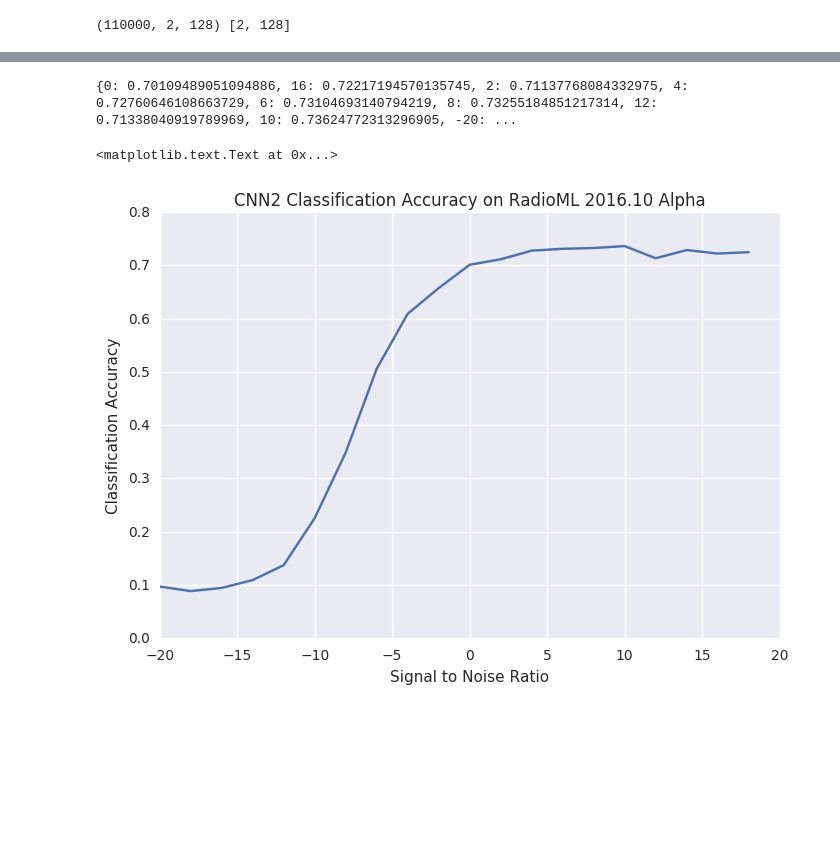
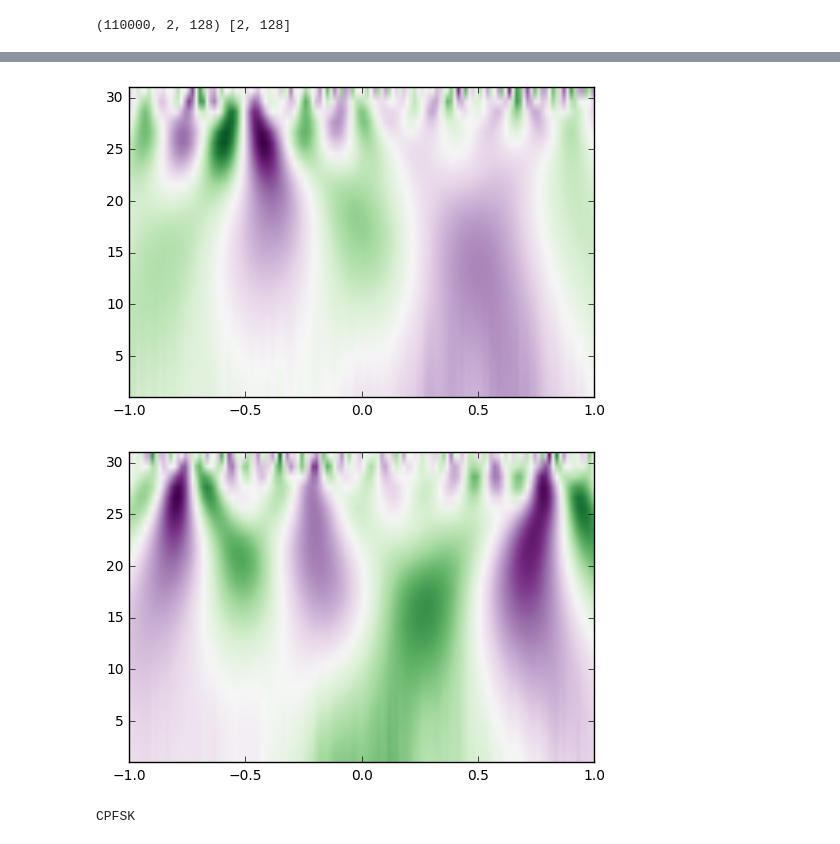
Before and after one commit to SYSU-Jmiao/university, a Jupyter notebook: src/deepLearning/wavelet/resutls.ipynb, the cells around one changed output, grey strips where cells are left out. Drawn from its saved outputs; the diff is of its cells as text; code cells hidden in the pictures; blank space fills up the shorter version.

```diff
--- a/src/deepLearning/wavelet/resutls.ipynb
+++ b/src/deepLearning/wavelet/resutls.ipynb
@@ -251,16 +42,19 @@ Overall Accuracy:  0.724752475248
-# %%
-# Save results to a pickle file for plotting later
-print acc
-fd = open('results_cnn2_d0.5.dat','wb')
-cPickle.dump( ("CNN2", 0.5, acc) , fd )
-# %% [output]
-{0: 0.70109489051094886, 16: 0.72217194570135745, 2: 0.71137768084332975, 4: 0.72760646108663729, 6: 0.73104693140794219, 8: 0.73255184851217314, 12: 0.71338040919789969, 10: 0.73624772313296905, -20: ...
-# %%
-# Plot accuracy curve
-plt.plot(snrs, map(lambda x: acc[x], snrs))
-plt.xlabel("Signal to Noise Ratio")
-plt.ylabel("Classification Accuracy")
-plt.title("CNN2 Classification Accuracy on RadioML 2016.10 Alpha")
-# %% [output]
-<matplotlib.text.Text at 0x...>
-[figure, removed]
+# %%
+def to_image(index):
+    widths = np.arange(1, 31)
+    R = signal.cwt(X_train[0][0], signal.ricker, widths)
+    G = signal.cwt(X_train[0][1], signal.ricker, widths)
+    plt.imshow(R, extent=[-1, 1, 1, 31], cmap='PRGn', aspect='auto',
+               vmax=abs(R1).max(), vmin=-abs(R1).max())
+    plt.show()
+
+    plt.imshow(G, extent=[-1, 1, 1, 31], cmap='PRGn', aspect='auto',
+               vmax=abs(G1).max(), vmin=-abs(G1).max())
+    plt.show()
+    print classes[list(Y_train[index]).index(1)]
+
+to_image(0)
+# %% [output]
+[figure, added]
+[figure, added]
+CPFSK
```
Also changed, not shown: parts of 14 cells of this notebook, 1 other file.
